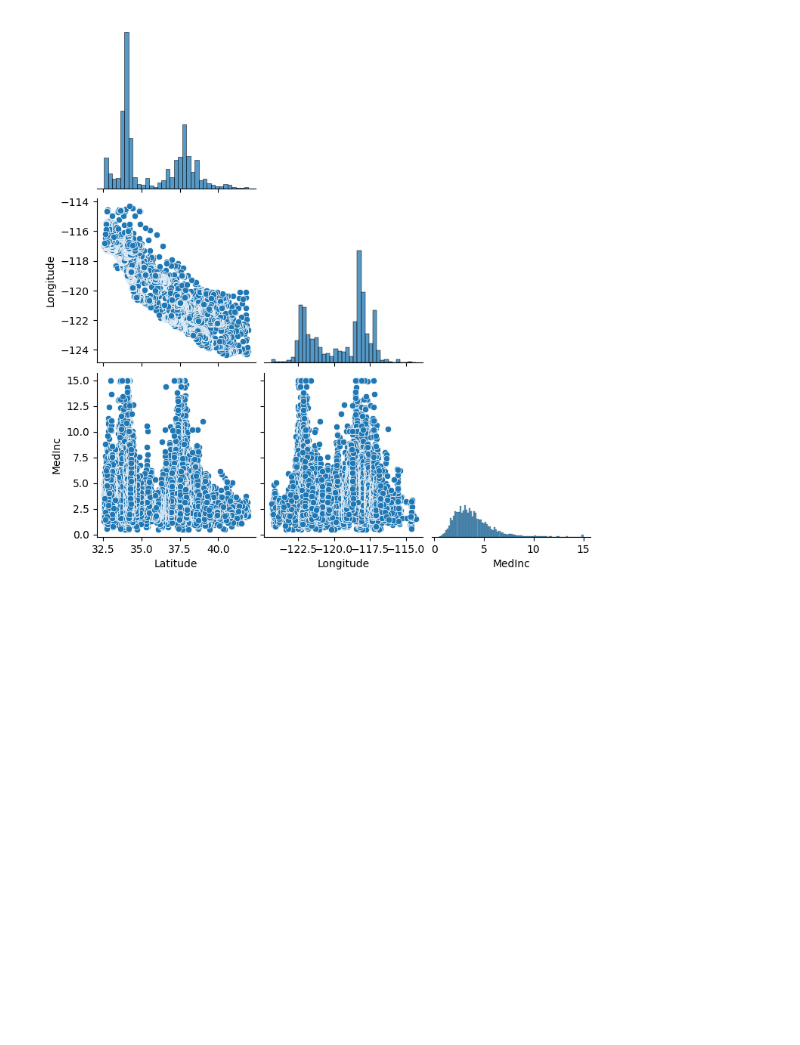
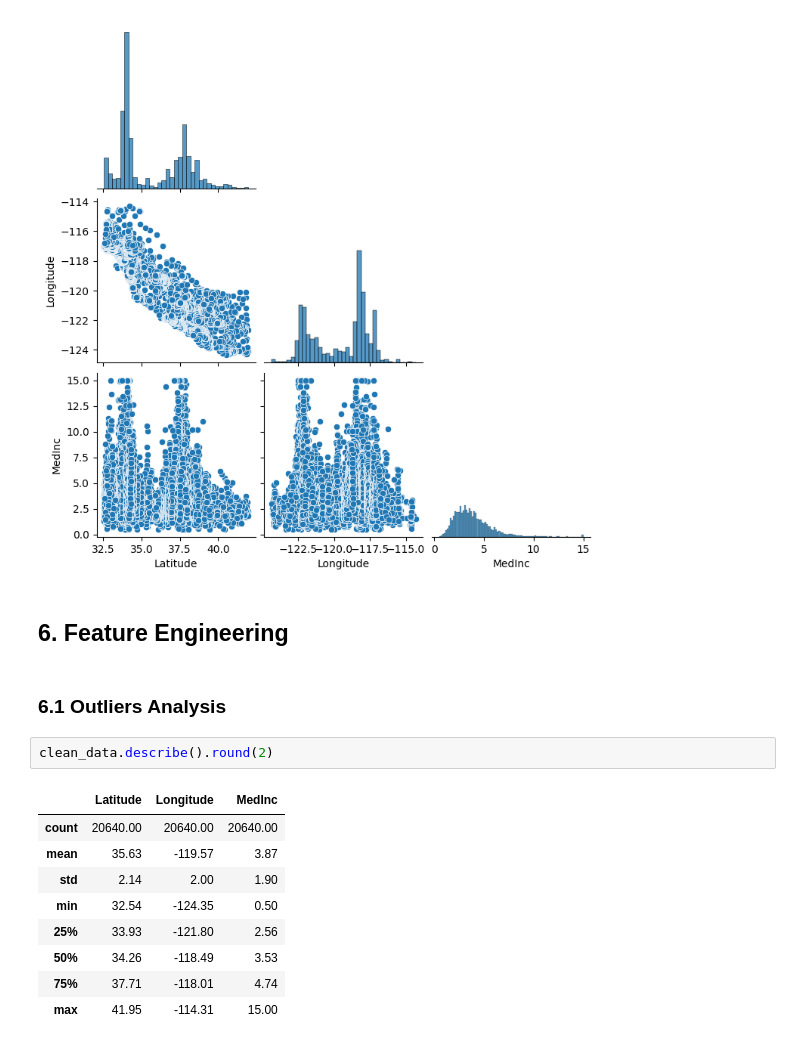
Before and after one commit to 4GeeksAcademy/danielpaez-dev-k-means, a Jupyter notebook: src/explore.ipynb, the cells around one changed output. Saved outputs shown, nothing was run; the diff lists cells and outputs as text; blank space fills up the shorter version.

```diff
--- a/src/explore.ipynb
+++ b/src/explore.ipynb
@@ -279,3 +280,19 @@ sns.pairplot(data = clean_data, corner=True)
 # %% [output]
 <seaborn.axisgrid.PairGrid at 0x...>
 [figure]
+# %% [markdown]
+## 6. Feature Engineering <a id='c6'></a>
+# %% [markdown]
+### 6.1 Outliers Analysis <a id='c6-1'></a>
+# %%
+clean_data.describe().round(2)
+# %% [output]
+|  | Latitude | Longitude | MedInc |
+| count | 20640.00 | 20640.00 | 20640.00 |
+| mean | 35.63 | -119.57 | 3.87 |
+| std | 2.14 | 2.00 | 1.90 |
+| min | 32.54 | -124.35 | 0.50 |
+| 25% | 33.93 | -121.80 | 2.56 |
+| 50% | 34.26 | -118.49 | 3.53 |
+| 75% | 37.71 | -118.01 | 4.74 |
+| max | 41.95 | -114.31 | 15.00 |
```
Also changed, not shown: parts of 17 cells of this notebook, 17 other files.
